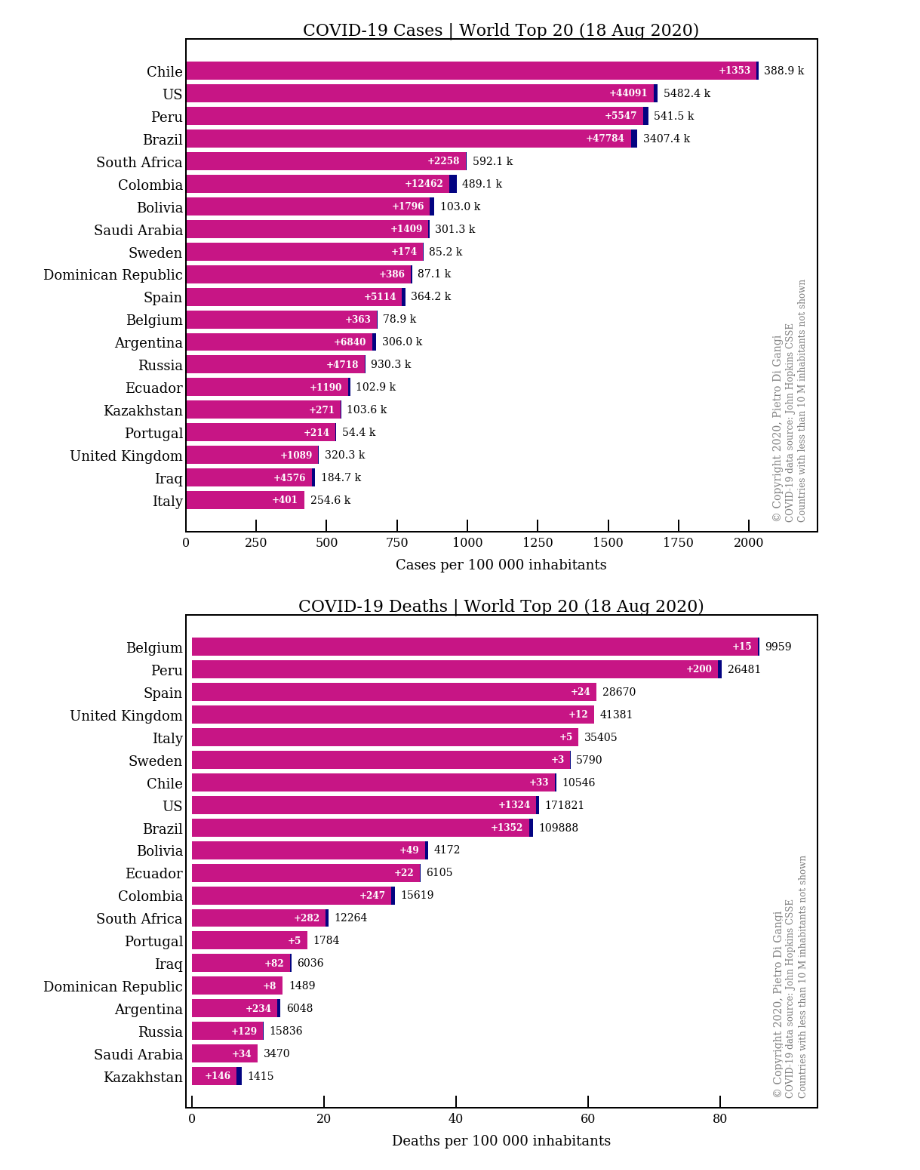
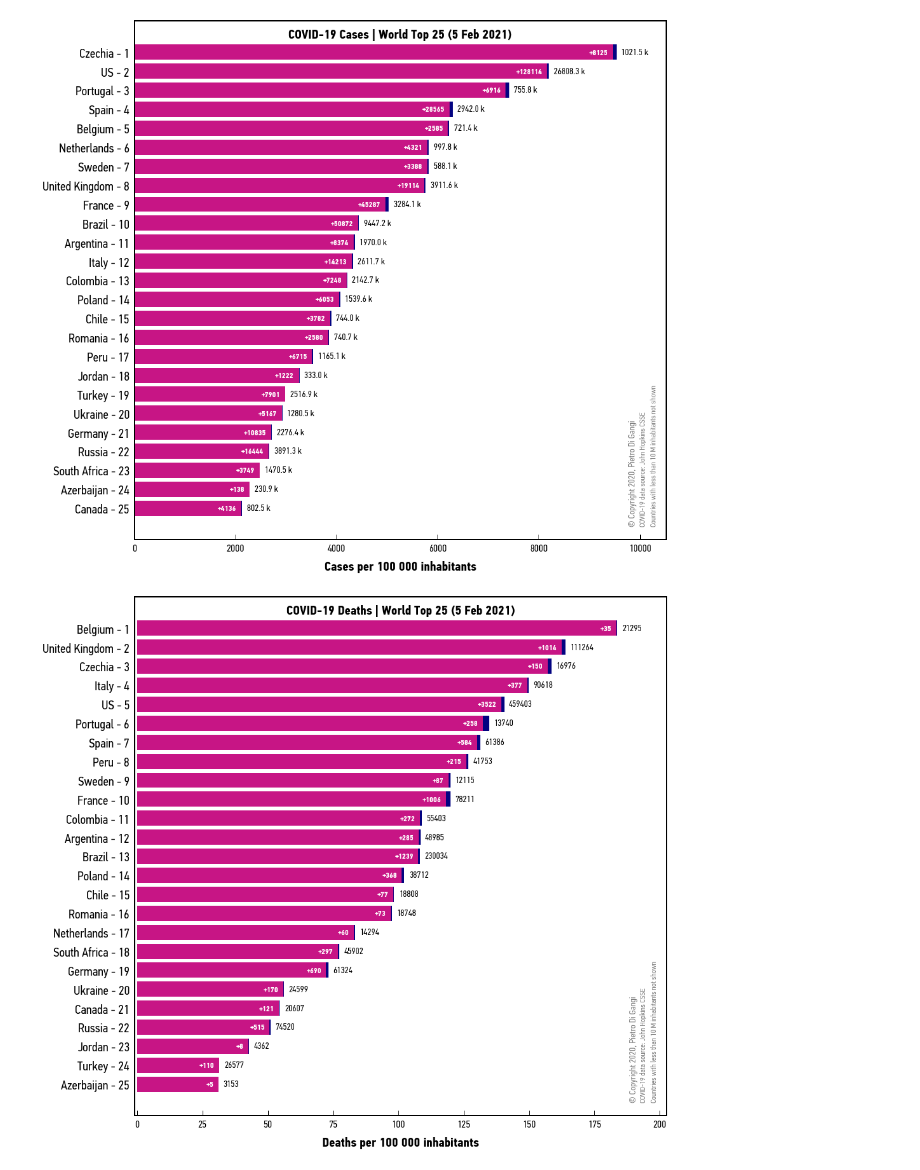
Before and after one commit to pietrodigangi/COVID19-Monitor, a Jupyter notebook: covid19-international.ipynb, the cells around one changed output. Cells and saved outputs as stored; diff of their text form; code cells hidden in the pictures.

```diff
--- a/covid19-international.ipynb
+++ b/covid19-international.ipynb
@@ -35,6 +35,7 @@ data = data.rename(columns={
     'Recovered': 'recovered',
     'Deaths': 'deaths',
 })
+
 
 # dates to datetime
 data['date'] = data['date'].map(lambda date: datetime.datetime.strptime(date, '%Y-%m-%d'))
@@ -94,6 +95,8 @@ data = data.replace(np.nan,0.0000000001)
 for col in ['cases', 'recovered', 'deaths']:
     data['new_'+col] = data[col].diff()
 
+data['diff_new_cases'] = data['new_cases'].diff()
+
 
 # relative increment (averaged over 1, 2, 3, 4 days)
 for var in ['cases', 'deaths', 'recovered']:
@@ -105,12 +108,12 @@ for var in ['cases', 'deaths', 'recovered']:
         data[colname] = data[colname]/dayspan
         #data[colname] = data[colname].map('{:.1e}'.format)
 
-# add date per 100k inhabitants
+# add data per 100k inhabitants
 for var in ['cases','new_cases','deaths','new_deaths','recovered','new_recovered']:
     data[var+'_per100k'] = data.apply(lambda row: row[var]/row.population*1e5, axis = 1)
 
 # ordering and casting/formatting columns
-data = data[['date','region','cases','new_cases','deaths','new_deaths','recovered','new_recovered','population',
+data = data[['date','region','cases','new_cases','diff_new_cases','deaths','new_deaths','recovered','new_recovered','population',
              'cases_per100k','new_cases_per100k','deaths_per100k','new_deaths_per100k','recovered_per100k','new_recovered_per100k',
              'cases_delta1','cases_delta2','cases_delta3','cases_delta4',
              'deaths_delta1','deaths_delta2','deaths_delta3','deaths_delta4',
@@ -123,6 +126,7 @@ data['weekid'] = data['date'].map(lambda date: date.isocalendar()[1]+date.year*1
 data_weekly = data.groupby(['region','weekid'],as_index=False).sum()
 data_weekly['date'] = data_weekly['weekid'].map(lambda weekid: datetime.datetime.strptime('%04d-%02d-1' % (int(weekid/100), weekid-int(weekid/100)*100), '%G-%V-%w').date()+timedelta(days=6))
 data_weekly['date'] = pd.to_datetime(data_weekly['date'])
+data_weekly['diff_new_cases'] = data_weekly['new_cases'].diff()
 
 # last update time
 lastday = pd.to_datetime(str(data.date.unique()[-1]))
@@ -284,41 +446,42 @@ def standing_normalized(states, var, title='', xlabel='x', xmax=100):
     for i,state in enumerate(states):
         df = data[data.region==state]
         pop = data.population.iat[0]
         tot = df[var].iat[-1]
-        ax.barh(state, df[var+'_per100k'].iat[-1], color='navy', label='', alpha=0.99)
+        ylab = state+' - %d ' % -(i-len(states))
+        ax.barh(ylab, df[var+'_per100k'].iat[-1], color='navy', label='', alpha=0.99)
         for days in np.arange(1):
-            ax.barh(state, df[var+'_per100k'].iat[-2-days], color='mediumvioletred', label='', alpha=1)
+            ax.barh(ylab, df[var+'_per100k'].iat[-2-days], color='mediumvioletred', label='', alpha=1)
         lb = '%.1f k' % (tot/1000)
         if var=='deaths': lb = '%d' % (tot)
-        ax.text(df[var+'_per100k'].iat[-1]+0.01*totmax, state, lb, ha='left', va='center', fontsize=14)
-        ax.text(df[var+'_per100k'].iat[-2]-0.01*totmax, state, ('+%d' % df['new_'+var].iat[-1]), ha='right', va='center', color='w', fontsize=12, weight='bold')
+        ax.text(df[var+'_per100k'].iat[-1]+0.01*totmax, ylab, lb, ha='left', va='center', fontsize=14)
+        ax.text(df[var+'_per100k'].iat[-2]-0.01*totmax, ylab, ('+%d' % df['new_'+var].iat[-1]), ha='right', va='center', color='w', fontsize=12, weight='bold')
 
     plt.xlabel(xlabel)
     ax.tick_params(axis='x', which='major', labelsize=16)
     xmax = ax.get_xlim()[1]*1.05
     ax.set_xlim(-1,xmax)
 
     #legend
-    plt.title(title+' (%s)' % lastday.strftime('%-d %b %Y'), fontsize=22)
+    plt.title(title+' (%s)' % lastday.strftime('%-d %b %Y'), fontsize=20, y=0.96)
 
     # disclaimer
     text = '© Copyright 2020, Pietro Di Gangi'
     plt.text(xmax-0.07*xmax, -0.95, text, rotation=90, verticalalignment='bottom', color='grey', fontsize=14, backgroundcolor='w')
     text = 'COVID-19 data source: John Hopkins CSSE'
     plt.text(xmax-0.05*xmax, -0.95, text, rotation=90, verticalalignment='bottom', color='grey', fontsize=12, backgroundcolor='w')
     text = 'Countries with less than 10 M inhabitants not shown'
     plt.text(xmax-0.03*xmax, -0.95, text, rotation=90, verticalalignment='bottom', color='grey', fontsize=12, backgroundcolor='w')
 
     plt.show()
 
     #fig.savefig('figure/%s-covid19-sicilia-contagi-normalizzati.png' % lastday.strftime('%Y-%m-%d'))
 
 
-states = data[(data.population>10e6)&(data.date==lastday)].sort_values('cases_per100k', ascending=False).head(20).region.unique()
-standing_normalized(states, 'cases', 'COVID-19 Cases | World Top 20', 'Cases per 100 000 inhabitants')
+states = data[(data.population>10e6)&(data.date==lastday)].sort_values('cases_per100k', ascending=False).head(25).region.unique()
+standing_normalized(states, 'cases', 'COVID-19 Cases | World Top 25', 'Cases per 100 000 inhabitants')
 
-states = data[(data.deaths>100)&(data.population>10e6)&(data.date==lastday)].sort_values('cases_per100k', ascending=False).head(20).region.unique()
-standing_normalized(states, 'deaths', 'COVID-19 Deaths | World Top 20', 'Deaths per 100 000 inhabitants')
+states = data[(data.deaths>100)&(data.population>10e6)&(data.date==lastday)].sort_values('cases_per100k', ascending=False).head(25).region.unique()
+standing_normalized(states, 'deaths', 'COVID-19 Deaths | World Top 25', 'Deaths per 100 000 inhabitants')
 # %% [output]
-[figure, old version]
+[figure, new version]
-[figure, old version]
+[figure, new version]
```
Also changed, not shown: parts of 15 cells of this notebook, 12 other files.
